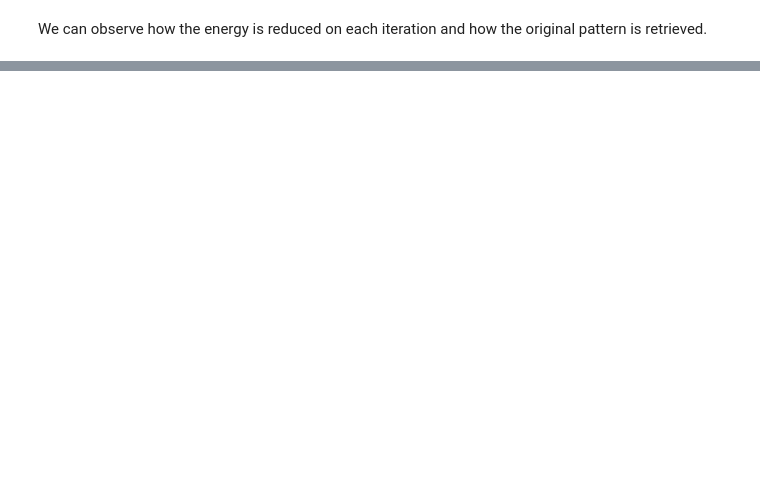
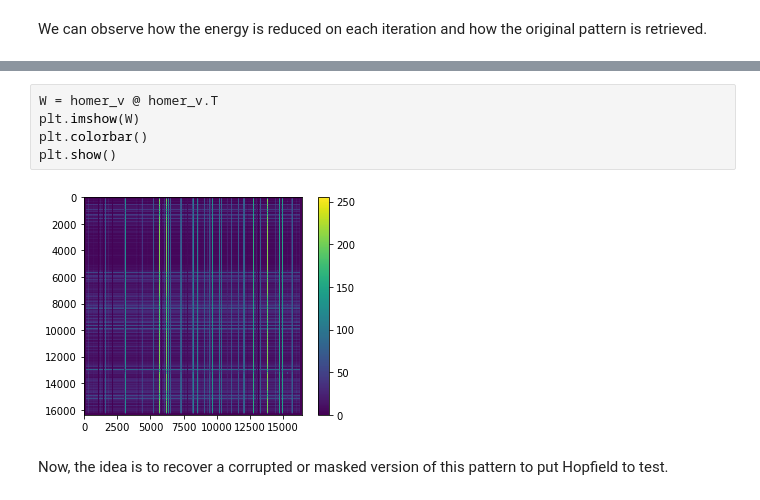
Before and after one commit to Ohtar10/dele-zoo, a Jupyter notebook: hopfield/hopfield-basic.ipynb, the cells around one changed output, grey strips where cells are left out. Cells and saved outputs as stored; diff of their text form; blank space fills up the shorter version.

Commit message:
WIP improve basic hopfield notebook

```diff
--- a/hopfield/hopfield-basic.ipynb
+++ b/hopfield/hopfield-basic.ipynb
@@ -157,0 +213,9 @@ We can observe how the energy is reduced on each iteration and how the original
+# %%
+W = homer_v @ homer_v.T
+plt.imshow(W)
+plt.colorbar()
+plt.show()
+# %% [output]
+[figure, added]
+# %% [markdown]
+Now, the idea is to recover a corrupted or masked version of this pattern to put Hopfield to test.
```
Also changed, not shown: parts of 25 cells of this notebook, 8 other files.
